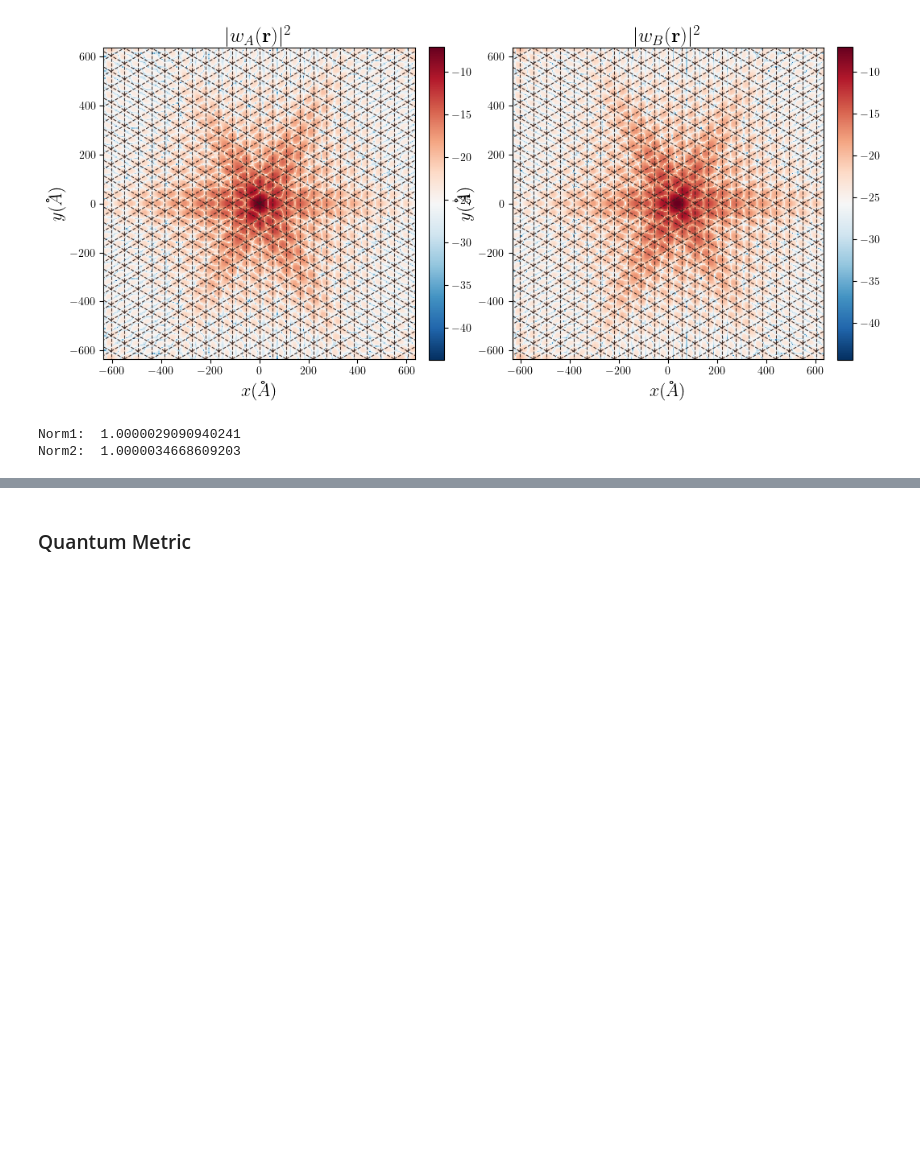
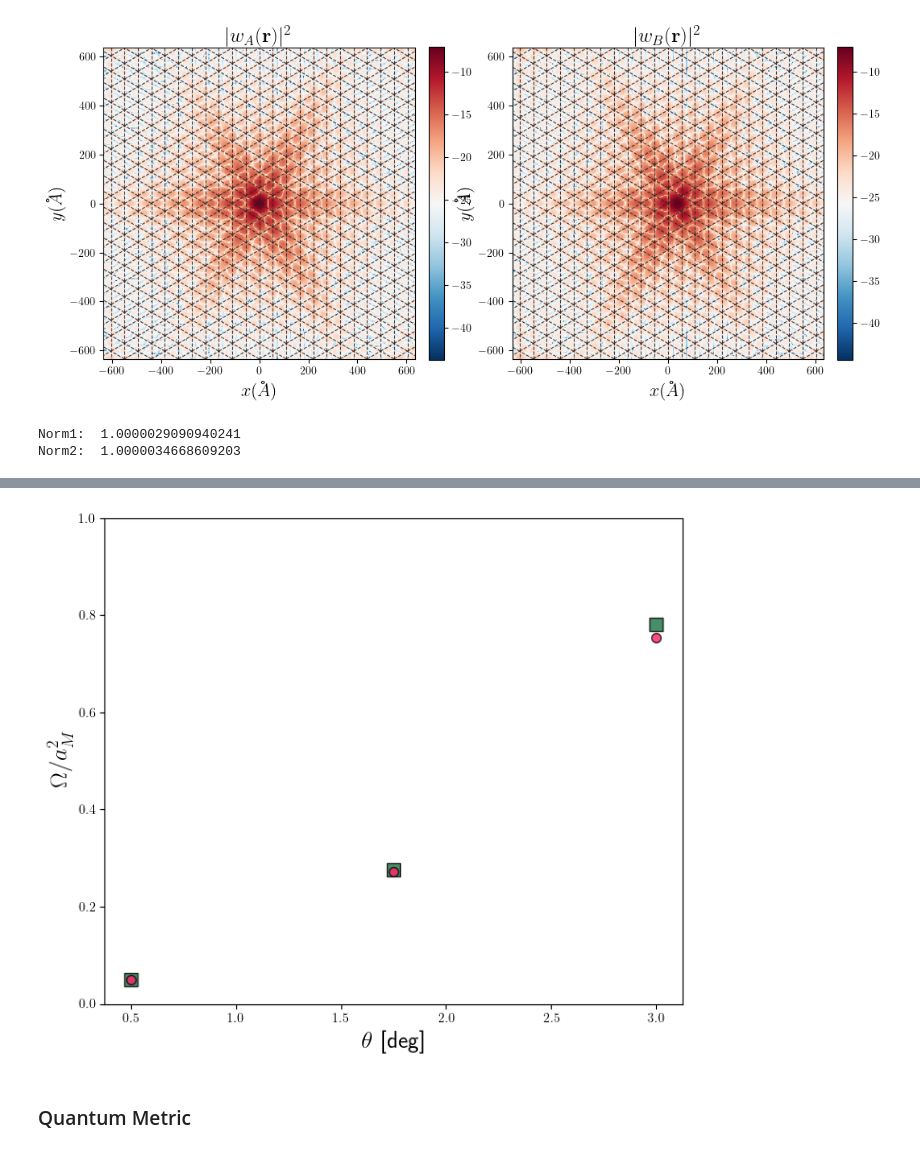
Before and after one commit to sanhq17/moire_heterobilayers, a Jupyter notebook: notebooks/wannier_two_bands.ipynb, the cells around one changed output, grey strips where cells are left out. Saved outputs shown, nothing was run; the diff lists cells and outputs as text; code cells hidden in the pictures; blank space fills up the shorter version.

```diff
--- a/notebooks/wannier_two_bands.ipynb
+++ b/notebooks/wannier_two_bands.ipynb
@@ -257,3 +318,85 @@ for ax, psi in zip(axes[1:], psi_values[1:]):
+# %%
+sys.n_shells = 10
+sys.V = 6.6
+thetas = np.linspace(0.5, 3.0, 3)
+thetas2 = np.linspace(thetas[0], thetas[-1], 100)
+aMs0 = sys.a0 / (2 * np.sin(np.radians(thetas / 2)))
+aMs = sys.a0 / (2 * np.sin(np.radians(thetas2 / 2)))
+
+scale_W = 12.0
+
+NxR = 100
+NyR = 100
+
+NxK = 21
+NyK = NxK
+
+k_res = 15
+k_alpha = .8
+x_res = 150
+x_alpha = .8
+
+sys.psi_deg = 58
+
+fig, ax = plt.subplots(1, 1, figsize=(7, 6))
+
+rW_values = []
+l0_values = []
+omega = []
+for th in thetas:
+    sys.theta_deg = th
+
+    x = np.linspace(-scale_W * sys.aM, scale_W * sys.aM, resx)
+    y = np.linspace(-scale_W * sys.aM, scale_W * sys.aM, resx)
+    X, Y = np.meshgrid(x, y)
+    k_points = sys.mesh_k_unit_cell(Nx=NxK, Ny=NyK)
+
+    ## Trial functions centers
+    RA = np.zeros(2)
+    v2 = sys.a1.copy()
+    v2[1] = - v2[1]
+    RB = (sys.a1 + v2) / 3
+
+    wanniers = sys.wannier_wavefunction_2band(X, Y, k_points, trial_centers= np.array([RA, RB]))
+
+    wannier1 = wanniers[0, :, :]
+    wannier2 = wanniers[1, :, :]
+
+    fun_one = lambda xx, yy: 1
+    fun = lambda xx, yy: (xx-RA[0])**2 + (yy-RA[1])**2
+    spread1 = sys.integrate_wannier(fun, wannier1, X, Y, k_points)
+
+    fun2 = lambda xx, yy: (xx-RB[0])**2 + (yy-RB[1])**2
+    spread2 = sys.integrate_wannier(fun2, wannier2, X, Y, k_points)
+
+    omega.append((spread1 + spread2) / sys.aM**2)
+    # print("Norm1: ", sys.integrate_wannier(fun_one, wannier1, X, Y, k_points))
+    # print("Norm2: ", sys.integrate_wannier(fun_one, wannier2, X, Y, k_points))
+    # print("Max abs wannier1: ", np.max(np.abs(wannier1)**2))
+    # print("sp1: ", spread1 / sys.aM**2, "sp2: ", spread2 / sys.aM**2)
+    # print("--------")
+
+    # integral = sys.integrate_trace(Nx=resk, Ny=resk)
+    # l0 = np.sqrt(integral)
+    # l0_valuesH.append(l0)
+    integral = sys.integrate_trace(Nx=resk, Ny=resk)
+    l0_values.append(integral / sys.aM**2)
+
+ax.scatter(thetas, np.array(omega), facecolors='#197340', edgecolors='k',
+            s=100, marker='s', alpha=alphax)
+ax.scatter(thetas, np.array(l0_values), facecolors='#FF216B', edgecolors='k',
+            s=50, alpha=alphak)
+ax.set_ylim([0, 1])
+ax.set_xlabel(r'$\theta$ [deg]', fontsize=18)
+ax.set_ylabel(r'$\Omega / a_M^2$', fontsize=18)
+
+ax.set_ylim([0.0, 1.0])
+
+plt.tight_layout()
+plt.savefig("plots/spread_vs_theta.pdf", dpi=300, bbox_inches='tight')
+plt.show()
+# %% [output]
+[figure, added]
 # %% [markdown]
 ### Quantum Metric
 # %%
```
Also changed, not shown: parts of 7 cells of this notebook, 16 other files.
